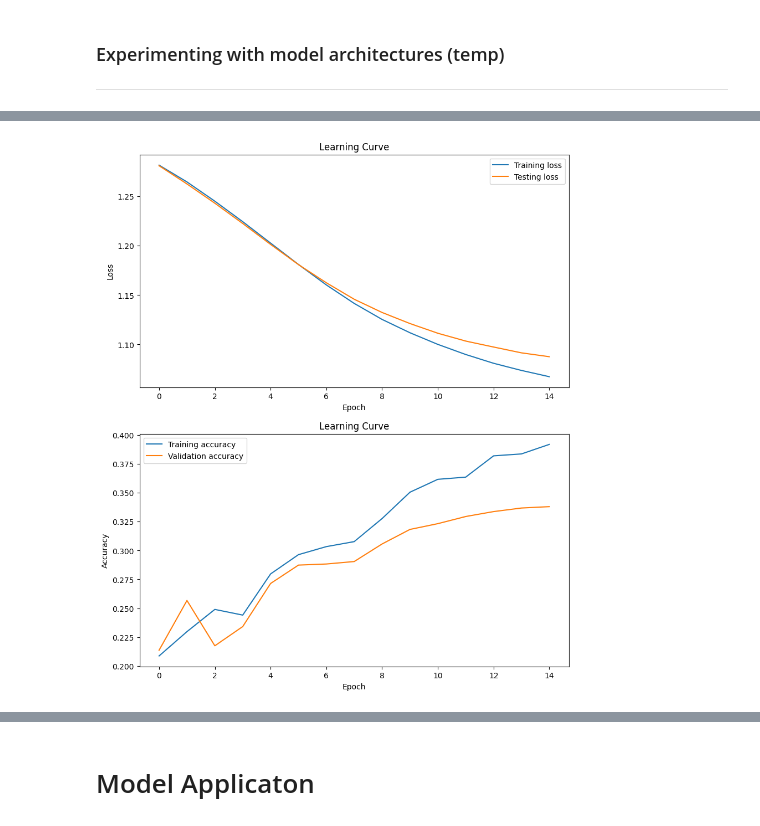
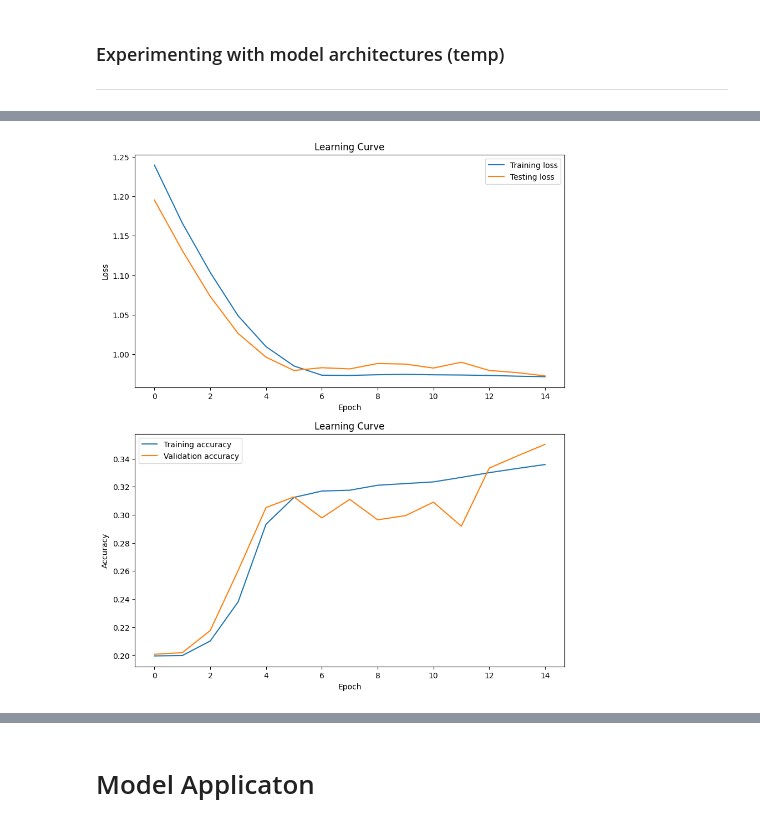
Before and after one commit to AmeerAliSaleem/MA4J5_Project, a Jupyter notebook: Ameer_Ali_Saleem_MA4J5_Main_Project.ipynb, the cells around one changed output, grey strips where cells are left out. Drawn from its saved outputs; the diff is of its cells as text; code cells hidden in the pictures.

```diff
--- a/Ameer_Ali_Saleem_MA4J5_Main_Project.ipynb
+++ b/Ameer_Ali_Saleem_MA4J5_Main_Project.ipynb
@@ -138,9 +144,9 @@ filtered_reviews, labels = zip(*random.sample(list(zip(filtered_reviews,labels))
 filtered_reviews = list(filtered_reviews)
 labels = list(labels)
 
-# Train-test split (80:20)
+# Train-test split (66:33)
 
-trainsize = int(len(filtered_reviews)*0.8)
+trainsize = int(len(filtered_reviews)*0.66)
 
 train_reviews, train_labels = filtered_reviews[:trainsize], labels[:trainsize]
 test_reviews, test_labels = filtered_reviews[trainsize:], labels[trainsize:]
@@ -226,7 +242,7 @@ def learning_curve(history):
 # %%
 # more model parameters
 embedding_dim = 16
-num_epochs = 30
+num_epochs = 15
 batch_size = 1000
 # %% [markdown]
 ### Experimenting with model architectures (temp)
@@ -298,8 +300,10 @@ learning_curve(history0)
 # %%
+embedding_dim = 8
+
 model1 = tf.keras.Sequential([
     tf.keras.layers.Embedding(vocab_size, embedding_dim, input_length=max_length),
     tf.keras.layers.GlobalAveragePooling1D(),
-    tf.keras.layers.Dense(24, activation='relu'),
+    tf.keras.layers.Dense(5, activation='relu'),
     tf.keras.layers.Dense(5, activation='softmax')
 ])
 model1.compile(loss='categorical_crossentropy',optimizer='adam',metrics=['accuracy'])
@@ -325,6 +329,6 @@ Trainable params: 320533 (1.22 MB)
 Non-trainable params: 0 (0.00 Byte)
 _________________________________________________________________
 # %%
-history = model1.fit(train_padded, tf.one_hot(train_labels_int,5), batch_size=batch_size, epochs=num_epochs, validation_data=(test_padded, tf.one_hot(test_labels_int,5)), verbose=2)
+history1 = model1.fit(train_padded, tf.one_hot(train_labels_int,5), batch_size=batch_size, epochs=num_epochs, validation_data=(test_padded, tf.one_hot(test_labels_int,5)), verbose=2)
 # %% [output]
 Epoch 1/15
@@ -347,5 +351,5 @@ Epoch 15/15
 # %%
-learning_curve(history)
+learning_curve(history1)
 # %% [output]
-[figure, old version]
+[figure, new version]
 # %%
```
Also changed, not shown: parts of 34 cells of this notebook.
